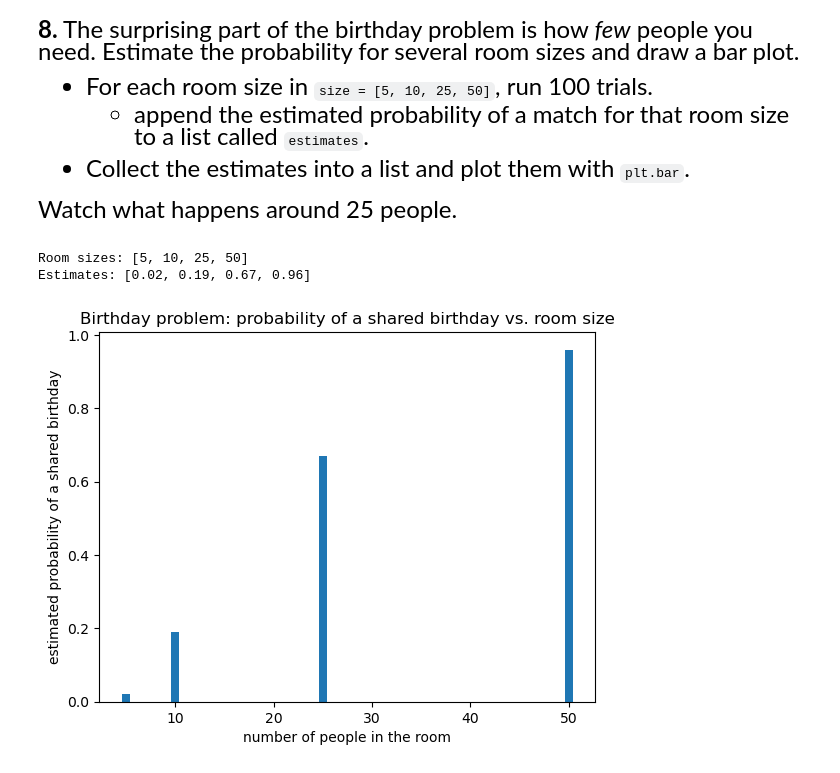
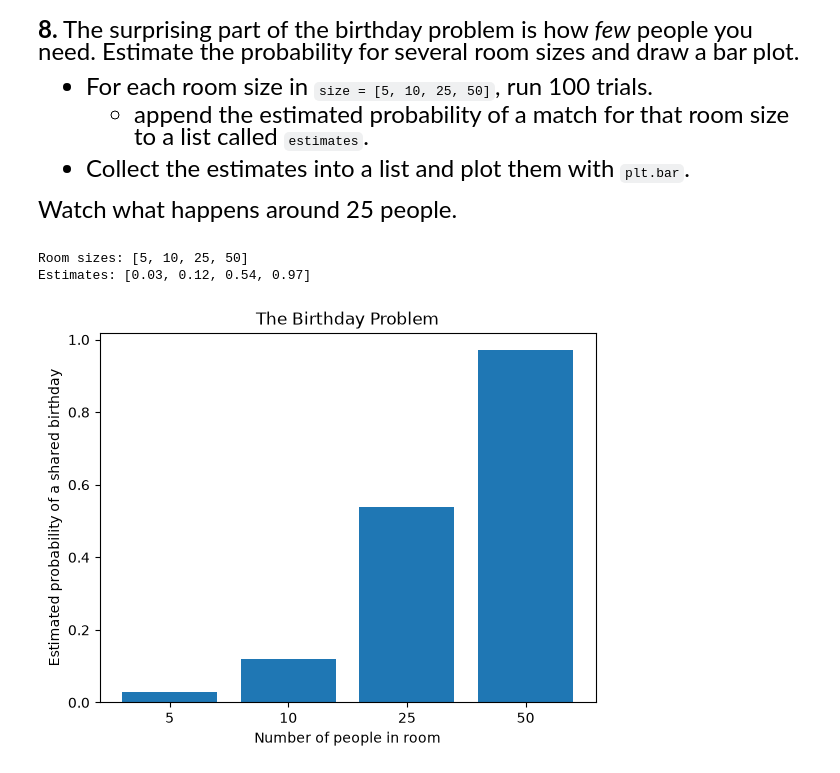
Before and after one commit to koeypan/datasci185fall2026, a Jupyter notebook: Lab_04/lab_04.ipynb, the cells around one changed output. Cells and saved outputs as stored; diff of their text form; code cells hidden in the pictures.

```diff
--- a/Lab_04/lab_04.ipynb
+++ b/Lab_04/lab_04.ipynb
@@ -249,8 +272,44 @@ Estimated probability: 0.96
 
 Watch what happens around 25 people.
 # %%
-# YOUR CODE HERE
+import matplotlib.pyplot as plt
+
+size = [5, 10, 25, 50]
+num_trials = 100
+estimates = []
+
+for n in size:
+    num_found = 0
+
+    for trial in range(num_trials):
+        room = []
+        found = False
+
+        for person in birthdays[0:n]:
+            new_person = person.copy()
+            new_person[1] = random.choice(months)
+            new_person[2] = np.random.randint(1, 31)
+            room.append(new_person)
+
+        for i in range(len(room)):
+            for j in range(i + 1, len(room)):
+                if room[i][1] == room[j][1] and room[i][2] == room[j][2]:
+                    found = True
+
+        if found:
+            num_found = num_found + 1
+
+    estimates.append(num_found / num_trials)
+
+print("Room sizes:", size)
+print("Estimates:", estimates)
+
+plt.bar([str(n) for n in size], estimates)
+plt.xlabel("Number of people in room")
+plt.ylabel("Estimated probability of a shared birthday")
+plt.title("The Birthday Problem")
+plt.show()
 # %% [output]
 Room sizes: [5, 10, 25, 50]
-Estimates: [0.02, 0.19, 0.67, 0.96]
+Estimates: [0.03, 0.12, 0.54, 0.97]
-[figure, old version]
+[figure, new version]
```
Also changed, not shown: parts of 6 cells of this notebook, 2 other files.
